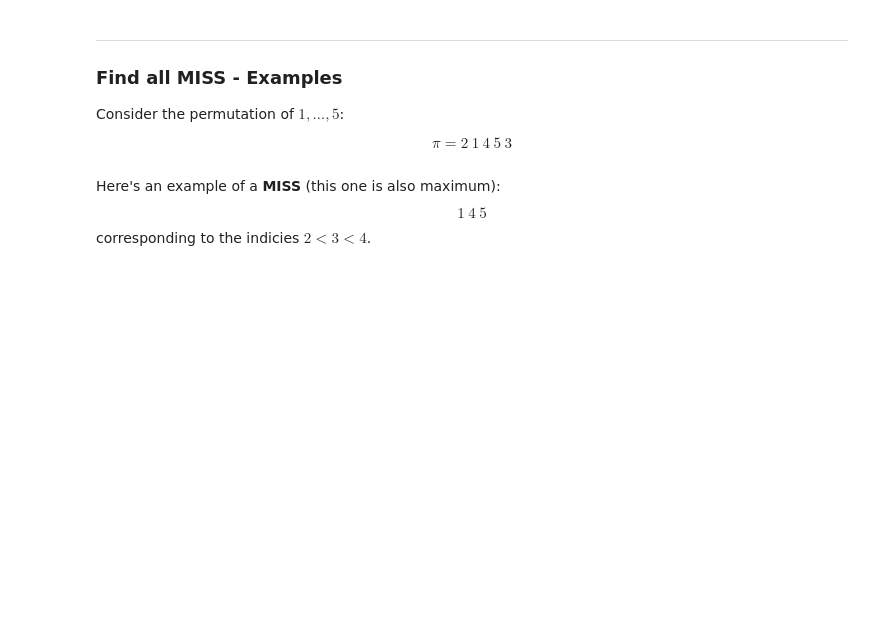
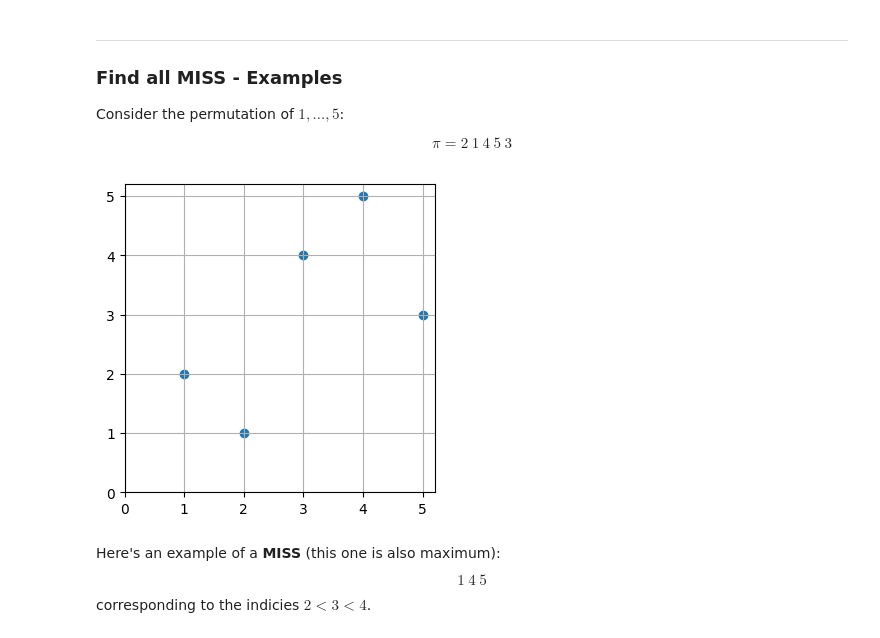
Before and after one commit to innyun/Modulus-Project, a Jupyter notebook: modulus_project.ipynb, the cells around one changed output. Saved outputs shown, nothing was run; the diff lists cells and outputs as text; code cells hidden in the pictures; blank space fills up the shorter version.

```diff
--- a/modulus_project.ipynb
+++ b/modulus_project.ipynb
@@ -239,17 +239,23 @@ $$
 $$
 # %%
 pi =  [2, 1, 4, 5, 3]
-x = range(1,6)
 
-# initialize figure
-fig, fig = plt.subplots(figsize=(4, 4))
+def scatter_points(pi):
+    x = range(1,6)
 
-plt.scatter(x,pi)
+    # initialize figure
+    fig, fig = plt.subplots(figsize=(4, 4))
 
-# Set the ticks to be at the edges of the bins.
-fig.set_xticks(range(0,6))
-fig.set_yticks(range(0,6))
-plt.grid(True)
+    plt.scatter(x,pi)
+
+    # Set the ticks to be at the edges of the bins.
+    fig.set_xticks(range(0,6))
+    fig.set_yticks(range(0,6))
+    plt.grid(True)
+
+scatter_points(pi)
+# %% [output]
+[figure, added]
 # %% [markdown]
 Here's an example of a **MISS** (this one is also maximum):
 $$
```
Also changed, not shown: parts of 5 cells of this notebook.
